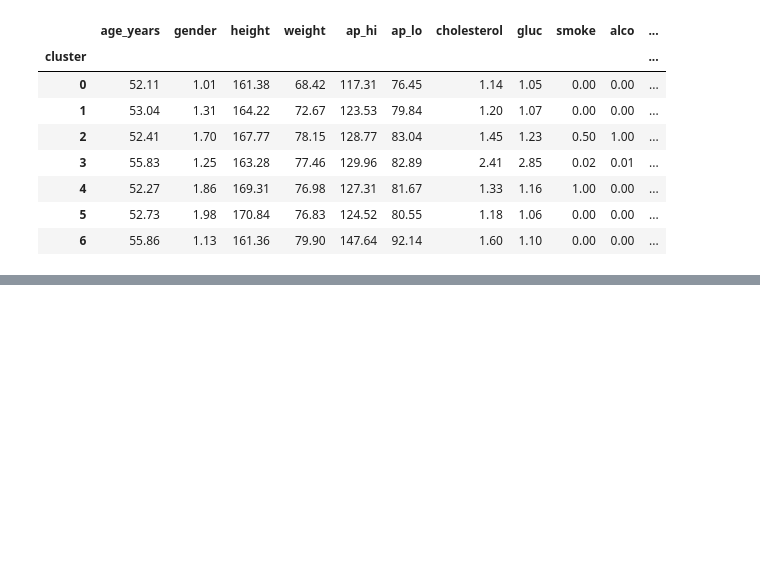
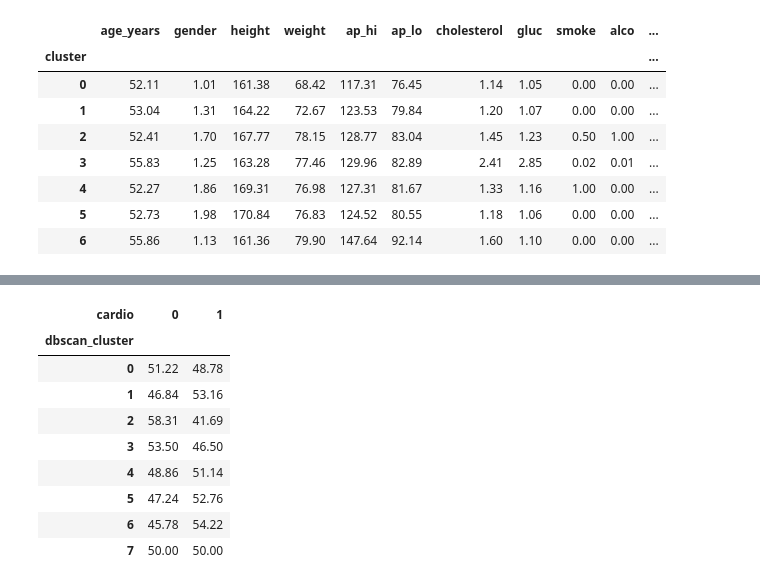
Before and after one commit to balsamkhaleel/Internship-Ai-ML, a Jupyter notebook: project/Cardiac_Patient_Monitoring.ipynb, the cells around one changed output, grey strips where cells are left out. Cells and saved outputs as stored; diff of their text form; code cells hidden in the pictures; blank space fills up the shorter version.

```diff
--- a/project/Cardiac_Patient_Monitoring.ipynb
+++ b/project/Cardiac_Patient_Monitoring.ipynb
@@ -1807,0 +1984,19 @@ cluster_profile.round(2)
+# %%
+dbscan_cardio = pd.crosstab(
+    df[df["dbscan_cluster"] != -1]["dbscan_cluster"],
+    df[df["dbscan_cluster"] != -1]["cardio"],
+    normalize="index"
+) * 100
+
+dbscan_cardio.round(2)
+# %% [output]
+| cardio | 0 | 1 |
+| dbscan_cluster |  |  |
+| 0 | 51.22 | 48.78 |
+| 1 | 46.84 | 53.16 |
+| 2 | 58.31 | 41.69 |
+| 3 | 53.50 | 46.50 |
+| 4 | 48.86 | 51.14 |
+| 5 | 47.24 | 52.76 |
+| 6 | 45.78 | 54.22 |
+| 7 | 50.00 | 50.00 |
```
Also changed, not shown: parts of 15 cells of this notebook, 1 other file.
